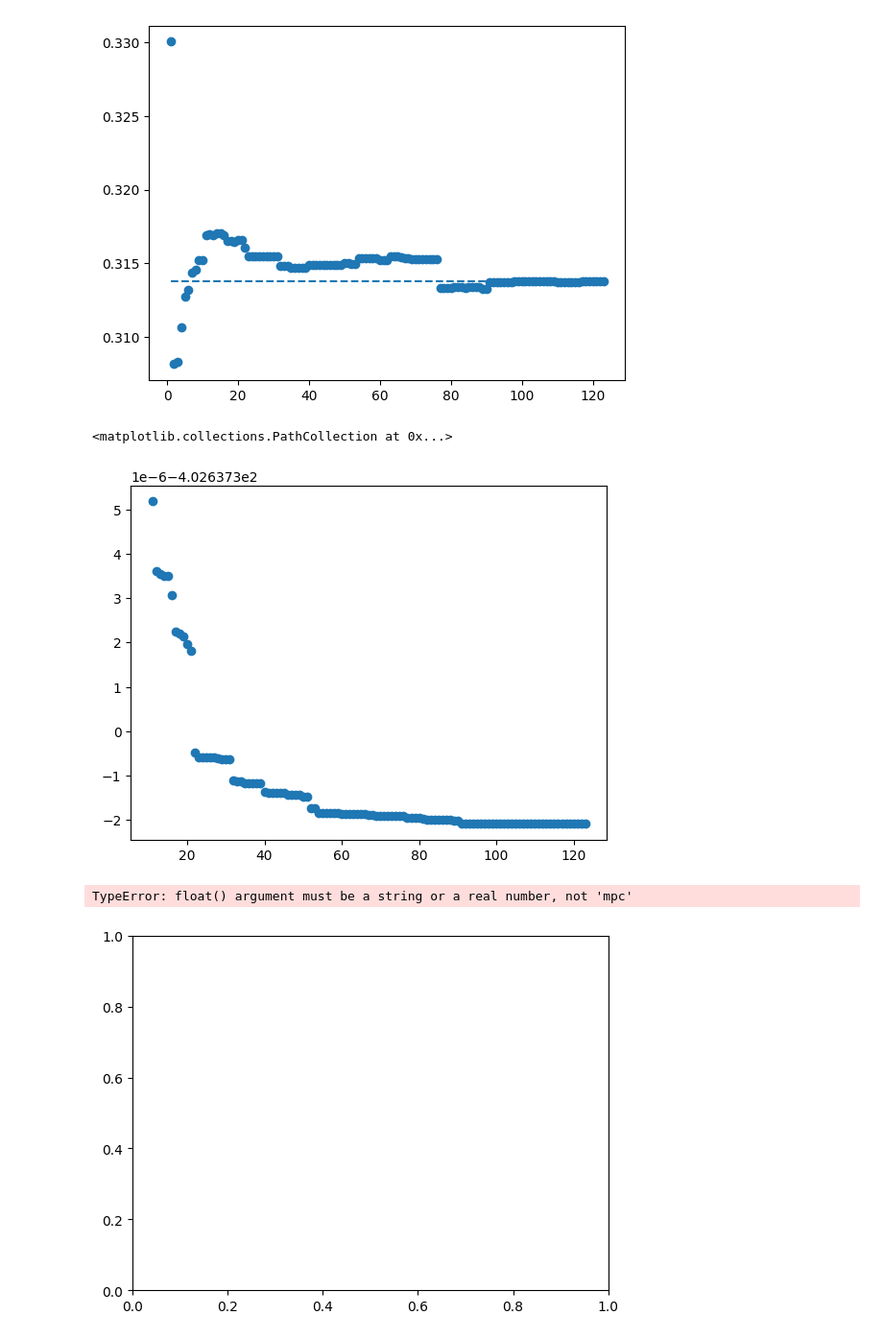
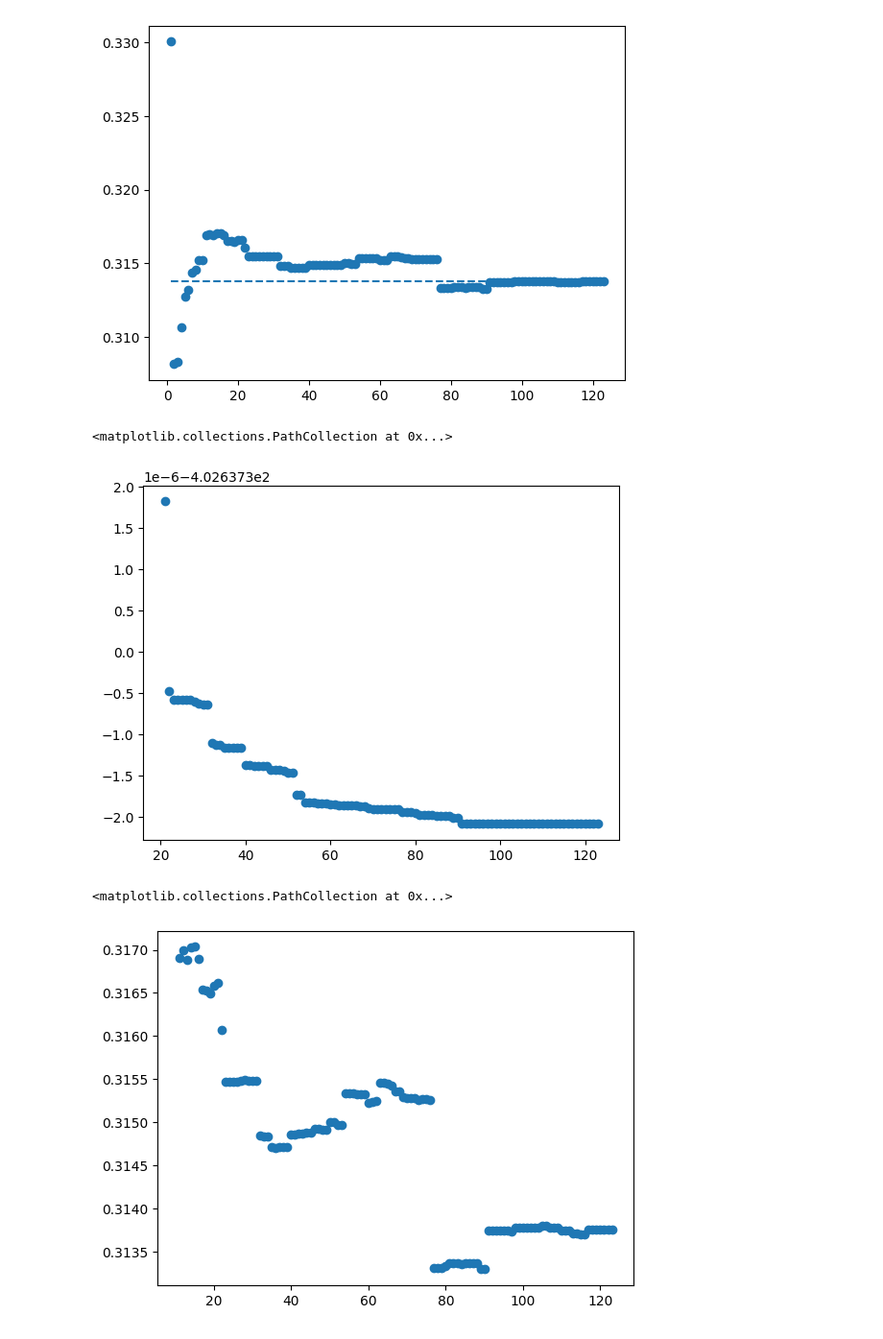
Before and after one commit to Myles244/3-particle-quantum-systems, a Jupyter notebook: convergence.ipynb, the cells around one changed output. Shown at 96% size. Drawn from its saved outputs; the diff is of its cells as text; code cells hidden in the pictures.

```diff
--- a/convergence.ipynb
+++ b/convergence.ipynb
@@ -3,7 +3,7 @@ import matplotlib.pyplot as plt
 import numpy as np
 from mpmath import mp
 # %%
-data=np.load('convergence.npy',allow_pickle=True)
+data=np.load('data/convergence.npy',allow_pickle=True)
 # %%
 N,E,D=data.transpose()
 # %%
@@ -39,12 +39,12 @@ plt.plot([1,N[-1]],[0.3137605147,0.3137605147],linestyle='--')
 [<matplotlib.lines.Line2D at 0x...>]
 [figure]
 # %%
-plt.scatter(N[10:],E[10:])
+plt.scatter(N[20:],E[20:])
 # %% [output]
 <matplotlib.collections.PathCollection at 0x...>
-[figure, old version]
+[figure, new version]
 # %%
-plt.scatter(N[10:],np.real(D[10:]))
+plt.scatter(N[10:],np.real(np.array(D[10:],dtype=complex)))
 # %% [output]
-TypeError: float() argument must be a string or a real number, not 'mpc'
+<matplotlib.collections.PathCollection at 0x...>
-[figure, old version]
+[figure, new version]
```
Also changed, not shown: 8 other files.
